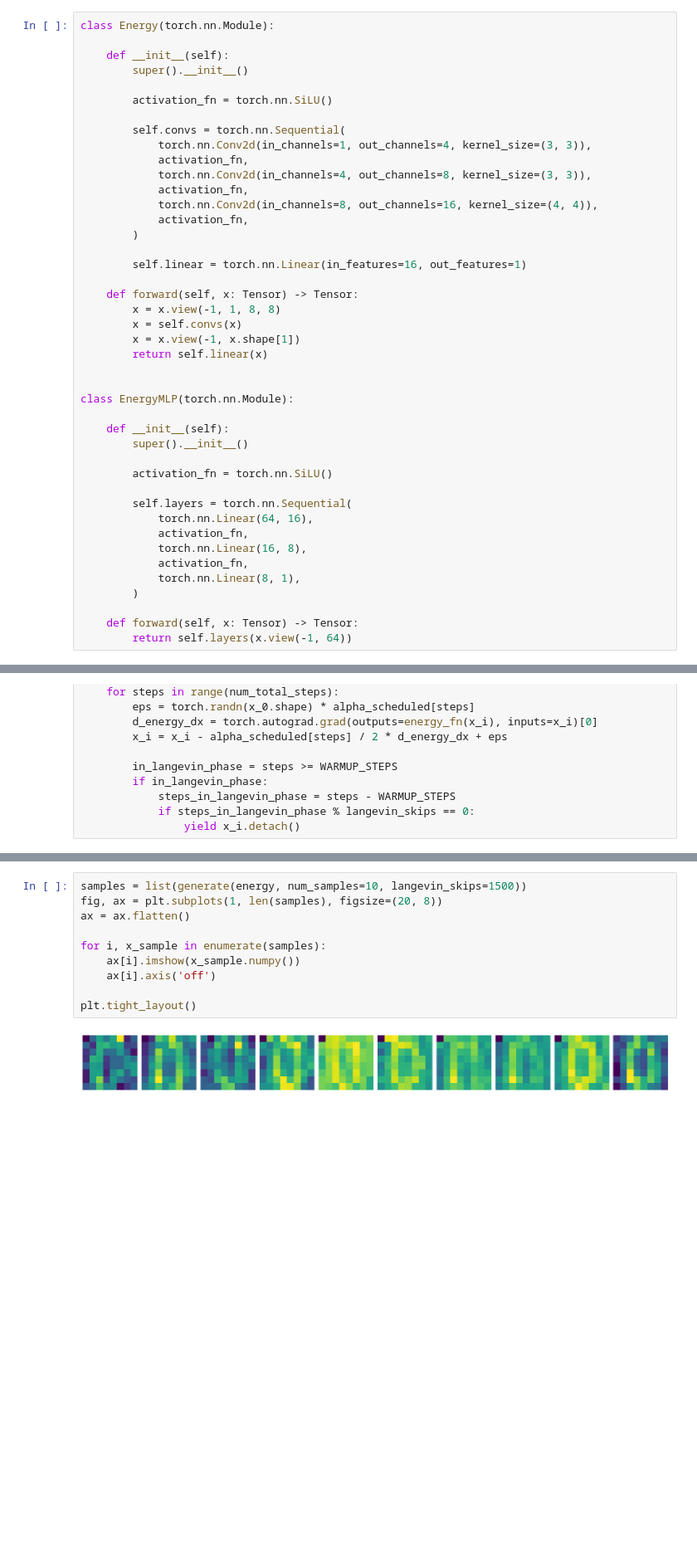
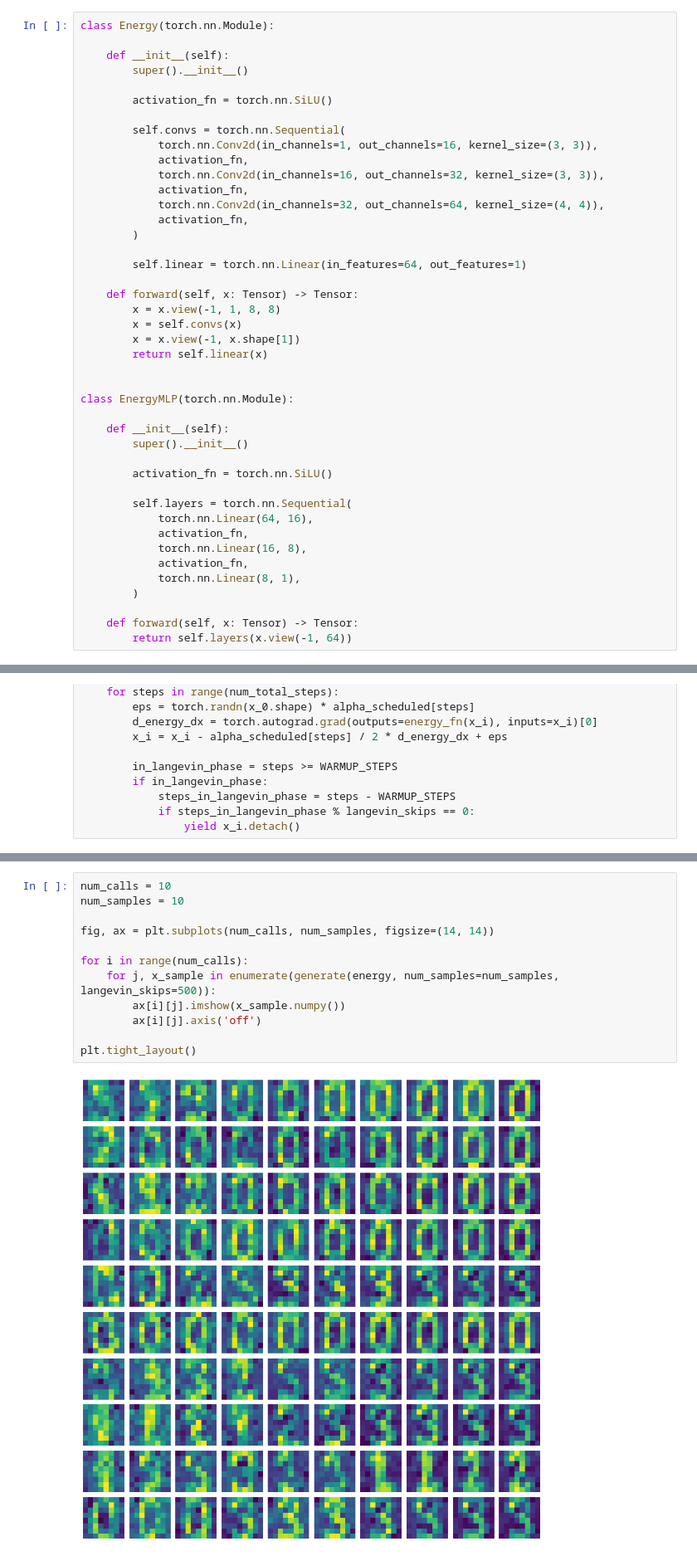
Before and after one commit to Simsso/ML-Playground, a Jupyter notebook: energy-models/your-classifier-is-secretly-an-energy-based-model.ipynb, the cells around one changed output, grey strips where cells are left out. Shown at 83% size. Cells and saved outputs as stored; diff of their text form; blank space fills up the shorter version.

Commit message:
Energy-based models EOD session #11

```diff
--- a/energy-models/your-classifier-is-secretly-an-energy-based-model.ipynb
+++ b/energy-models/your-classifier-is-secretly-an-energy-based-model.ipynb
@@ -59,15 +59,15 @@ class Energy(torch.nn.Module):
         activation_fn = torch.nn.SiLU()
 
         self.convs = torch.nn.Sequential(
-            torch.nn.Conv2d(in_channels=1, out_channels=4, kernel_size=(3, 3)),
+            torch.nn.Conv2d(in_channels=1, out_channels=16, kernel_size=(3, 3)),
             activation_fn,
-            torch.nn.Conv2d(in_channels=4, out_channels=8, kernel_size=(3, 3)),
+            torch.nn.Conv2d(in_channels=16, out_channels=32, kernel_size=(3, 3)),
             activation_fn,
-            torch.nn.Conv2d(in_channels=8, out_channels=16, kernel_size=(4, 4)),
+            torch.nn.Conv2d(in_channels=32, out_channels=64, kernel_size=(4, 4)),
             activation_fn,
         )
 
-        self.linear = torch.nn.Linear(in_features=16, out_features=1)
+        self.linear = torch.nn.Linear(in_features=64, out_features=1)
 
     def forward(self, x: Tensor) -> Tensor:
         x = x.view(-1, 1, 8, 8)
@@ -199,12 +204,14 @@ plt.legend();
 # %%
-samples = list(generate(energy, num_samples=10, langevin_skips=1500))
-fig, ax = plt.subplots(1, len(samples), figsize=(20, 8))
-ax = ax.flatten()
+num_calls = 10
+num_samples = 10
 
-for i, x_sample in enumerate(samples):
-    ax[i].imshow(x_sample.numpy())
-    ax[i].axis('off')
+fig, ax = plt.subplots(num_calls, num_samples, figsize=(14, 14))
+
+for i in range(num_calls):
+    for j, x_sample in enumerate(generate(energy, num_samples=num_samples, langevin_skips=500)):
+        ax[i][j].imshow(x_sample.numpy())
+        ax[i][j].axis('off')
 
 plt.tight_layout()
 # %% [output]
-[figure, old version]
+[figure, new version]
```
Also changed, not shown: parts of 13 cells of this notebook.
